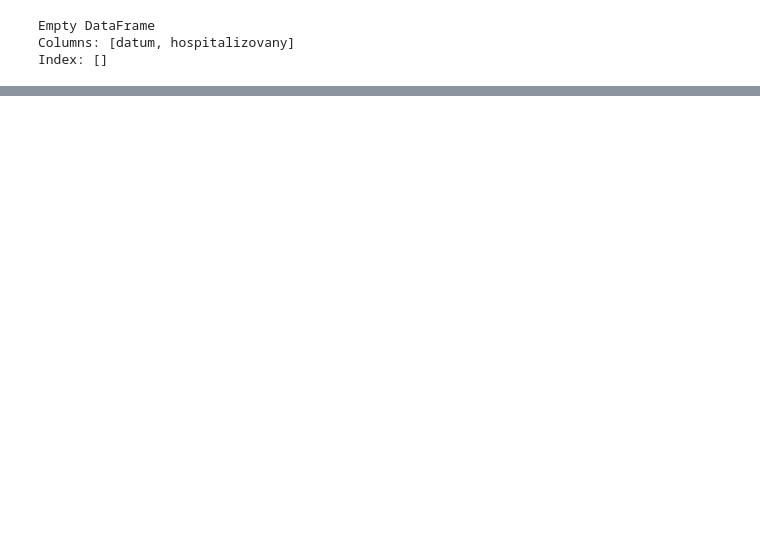
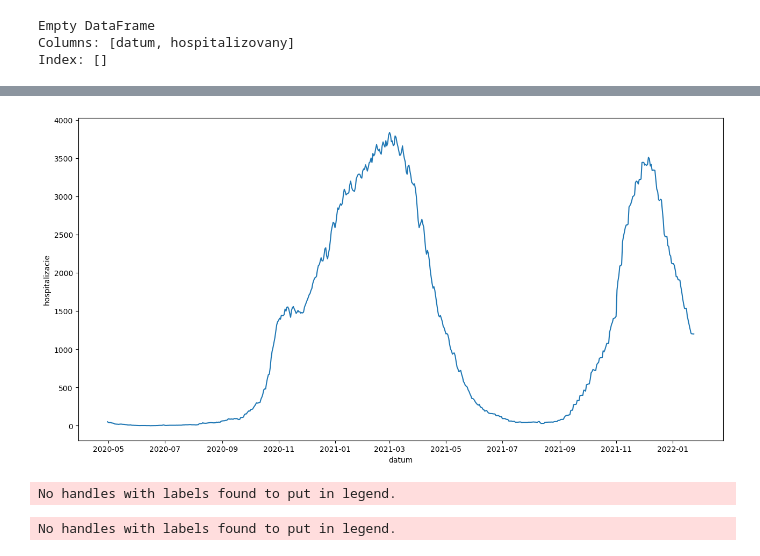
Before and after one commit to j-puszter/Covid_predictions, a Jupyter notebook: data_processing/graf_hospitalizacii.ipynb, the cells around one changed output, grey strips where cells are left out. Saved outputs shown, nothing was run; the diff lists cells and outputs as text; code cells hidden in the pictures; blank space fills up the shorter version.

```diff
--- a/data_processing/graf_hospitalizacii.ipynb
+++ b/data_processing/graf_hospitalizacii.ipynb
@@ -80,0 +86,2 @@ modifiedDataFrame
+# %%
+sortdf = modifiedDataFrame.sort_values(by=['datum'])
@@ -80,0 +120,41 @@ modifiedDataFrame
+# %%
+dates = [datetime.strptime(d,"%Y-%m-%d").date() for d in sortdf['datum']]
+hosp = np.array(sortdf["hospitalizovany"])
+
+fig = plt.figure(figsize=(12, 6))
+ax = fig.add_axes([0,0,1,1])
+ax.plot(dates, hosp)
+plt.xlabel("datum")
+plt.ylabel("hospitalizacie")
+plt.show()
+# %% [output]
+[figure, added]
+# %%
+dates = [datetime.strptime(d,"%Y-%m-%d").date() for d in sortdf['datum']]
+hosp = np.array(sortdf['hospitalizovany'].rolling(7).mean().round(2))
+
+fig = plt.figure(figsize=(12, 6))
+ax = fig.add_axes([0,0,1,1])
+ax.plot(dates, hosp)
+plt.title("Graf celkových hospitalizácii")
+plt.xlabel("Dátum")
+plt.ylabel("Počet")
+
+plt.legend()
+fig.tight_layout()
+fig.savefig('comparison.png', dpi=200)
+
+#plt.show()
+# %% [output]
+No handles with labels found to put in legend.
+# %%
+fig = plt.figure(figsize=(12, 6))
+plt.plot(dates, hosp)
+plt.title("Graf celkových hospitalizácii")
+plt.xlabel('Dátum')
+plt.ylabel('Počet')
+plt.legend()
+#fig.tight_layout()
+fig.savefig('comparison.png')
+# %% [output]
+No handles with labels found to put in legend.
```
Also changed, not shown: parts of 6 cells of this notebook.
